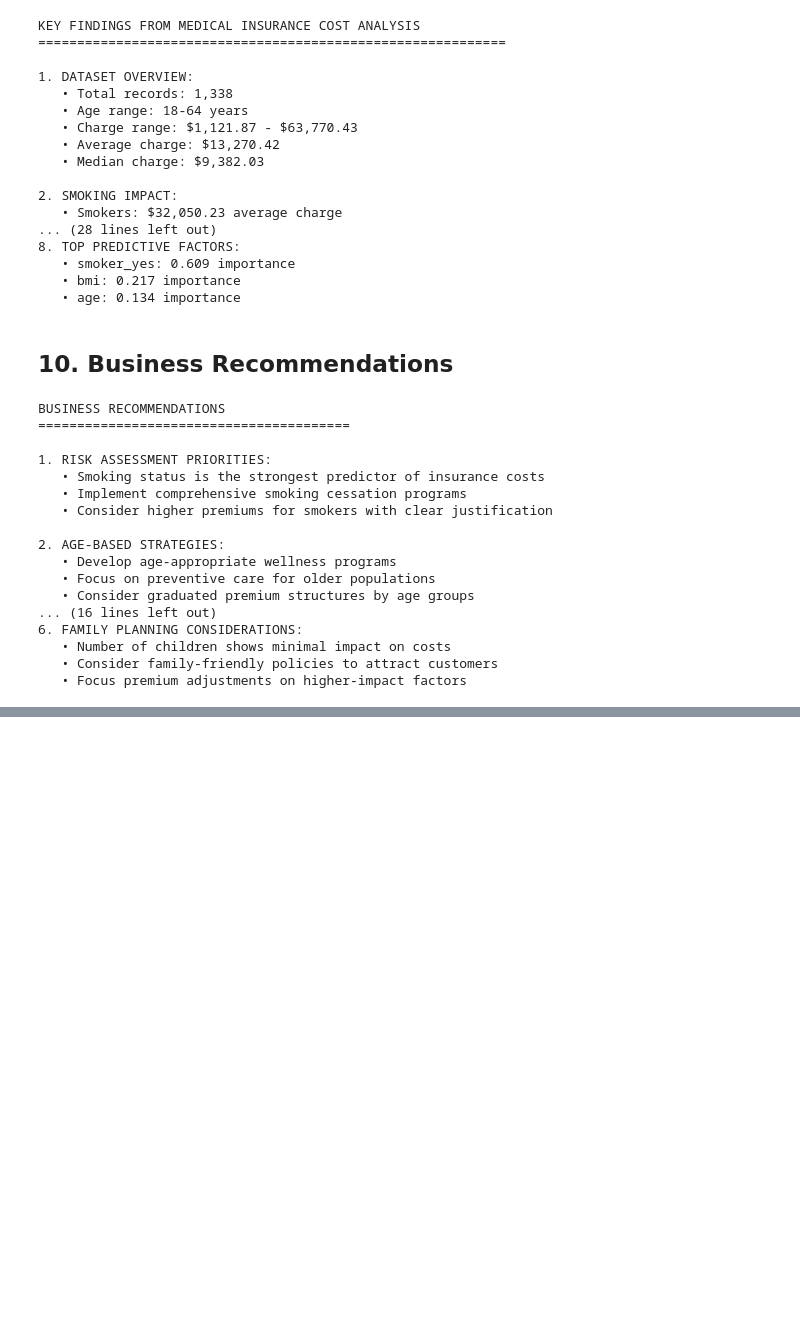
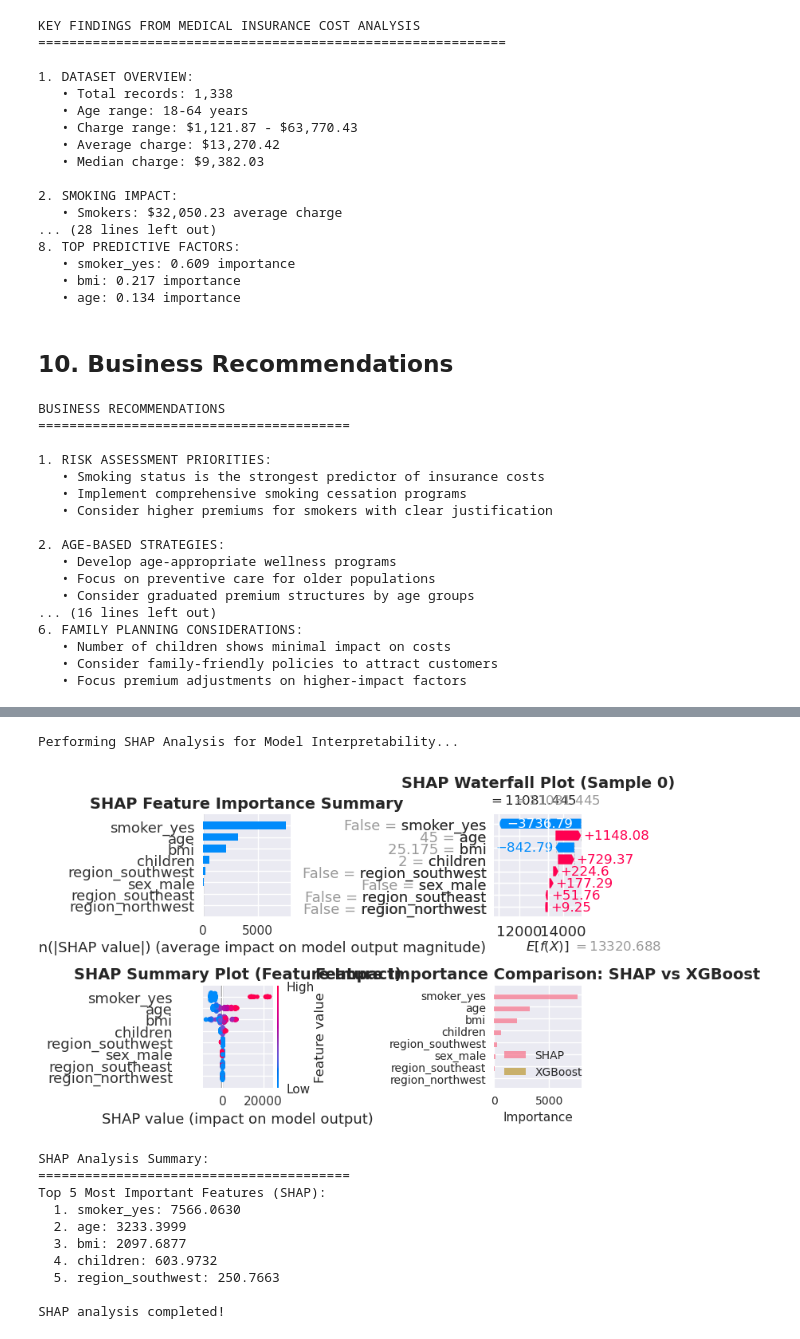
Before and after one commit to dustinober1/EDA_Examples, a Jupyter notebook: Medical_Insurance_Cost_Dataset/medical_insurance_comprehensive_eda.ipynb, the cells around one changed output, grey strips where cells are left out. Drawn from its saved outputs; the diff is of its cells as text; code cells hidden in the pictures; blank space fills up the shorter version.

```diff
--- a/Medical_Insurance_Cost_Dataset/medical_insurance_comprehensive_eda.ipynb
+++ b/Medical_Insurance_Cost_Dataset/medical_insurance_comprehensive_eda.ipynb
@@ -888,0 +1169,79 @@ BUSINESS RECOMMENDATIONS
+# %%
+# SHAP Analysis for Model Interpretability
+print("Performing SHAP Analysis for Model Interpretability...")
+
+# Initialize SHAP explainer for the best model (XGBoost)
+explainer = shap.TreeExplainer(best_xgb)
+shap_values = explainer.shap_values(X_test)
+
+# Create comprehensive SHAP visualizations
+fig, axes = plt.subplots(2, 2, figsize=(20, 16))
+
+# SHAP Summary Plot
+plt.subplot(2, 2, 1)
+shap.summary_plot(shap_values, X_test, plot_type="bar", show=False, max_display=10)
+plt.title('SHAP Feature Importance Summary', fontsize=14, fontweight='bold')
+
+# SHAP detailed plot for single prediction
+plt.subplot(2, 2, 2)
+sample_idx = 0  # First test sample
+shap_exp = shap.Explanation(values=shap_values[sample_idx],
+                           base_values=explainer.expected_value,
+                           data=X_test.iloc[sample_idx])
+shap.waterfall_plot(shap_exp, max_display=8, show=False)
+plt.title(f'SHAP Waterfall Plot (Sample {sample_idx})', fontsize=14, fontweight='bold')
+
+# SHAP Beeswarm Plot
+plt.subplot(2, 2, 3)
+shap.summary_plot(shap_values, X_test, show=False, max_display=8)
+plt.title('SHAP Summary Plot (Feature Impact)', fontsize=14, fontweight='bold')
+
+# Feature importance comparison
+plt.subplot(2, 2, 4)
+feature_names = X_test.columns
+shap_importance = np.abs(shap_values).mean(0)
+sklearn_importance = best_xgb.feature_importances_
+
+comparison_df = pd.DataFrame({
+    'Feature': feature_names,
+    'SHAP_Importance': shap_importance,
+    'XGBoost_Importance': sklearn_importance
+}).sort_values('SHAP_Importance', ascending=True)
+
+y_pos = np.arange(len(comparison_df))
+plt.barh(y_pos - 0.2, comparison_df['SHAP_Importance'], height=0.4, label='SHAP', alpha=0.7)
+plt.barh(y_pos + 0.2, comparison_df['XGBoost_Importance'], height=0.4, label='XGBoost', alpha=0.7)
+plt.yticks(y_pos, comparison_df['Feature'])
+plt.xlabel('Importance')
+plt.title('Feature Importance Comparison: SHAP vs XGBoost', fontsize=14, fontweight='bold')
+plt.legend()
+
+plt.tight_layout()
+plt.show()
+
+# SHAP analysis summary
+print("\nSHAP Analysis Summary:")
+print("=" * 40)
+shap_feature_importance = pd.DataFrame({
+    'Feature': X_test.columns,
+    'SHAP_Importance': np.abs(shap_values).mean(0)
+}).sort_values('SHAP_Importance', ascending=False)
+
+print("Top 5 Most Important Features (SHAP):")
+for i, (_, row) in enumerate(shap_feature_importance.head().iterrows()):
+    print(f"  {i+1}. {row['Feature']}: {row['SHAP_Importance']:.4f}")
+
+print("\nSHAP analysis completed!")
+# %% [output]
+Performing SHAP Analysis for Model Interpretability...
+[figure, added]
+SHAP Analysis Summary:
+========================================
+Top 5 Most Important Features (SHAP):
+  1. smoker_yes: 7566.0630
+  2. age: 3233.3999
+  3. bmi: 2097.6877
+  4. children: 603.9732
+  5. region_southwest: 250.7663
+
+SHAP analysis completed!
```
Also changed, not shown: parts of 15 cells of this notebook.
